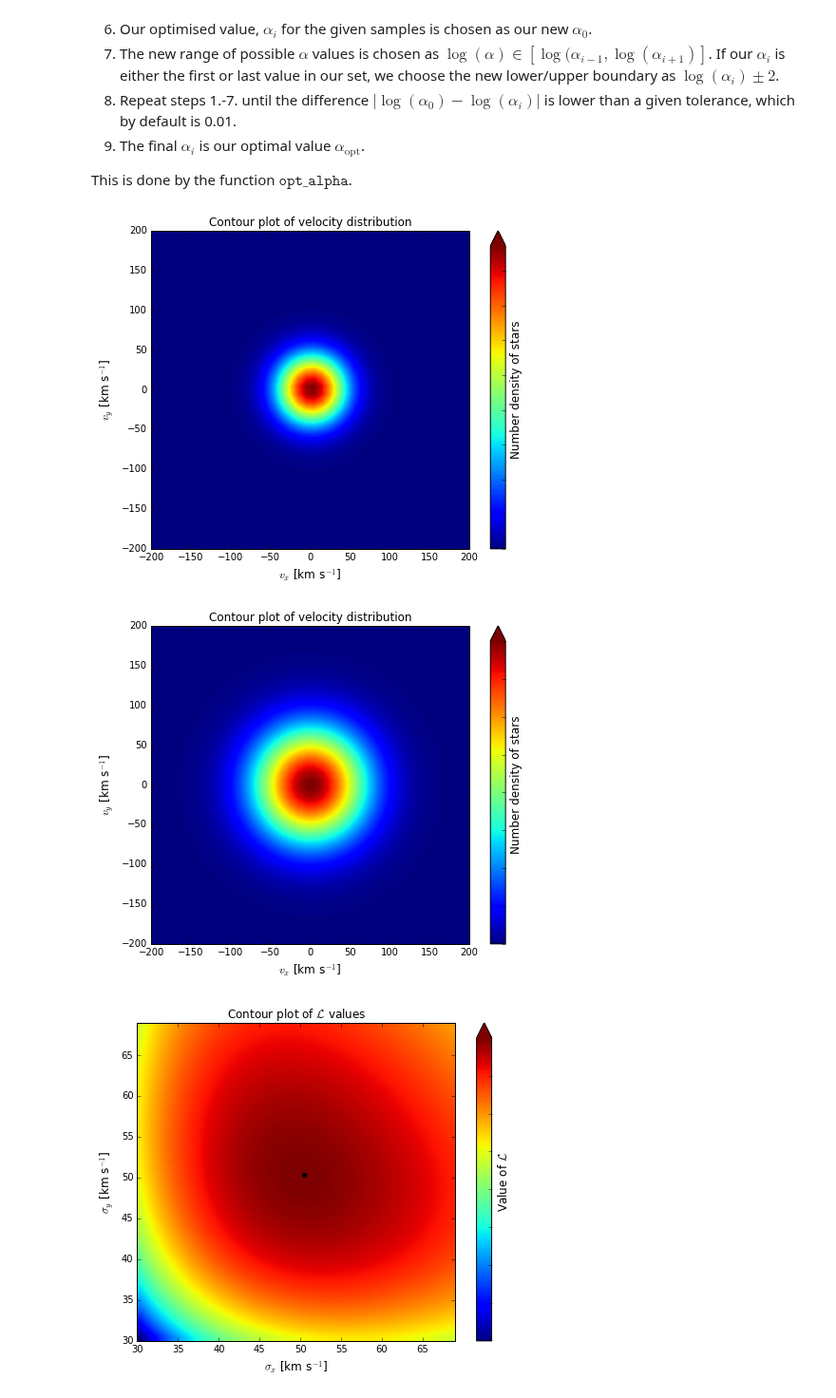
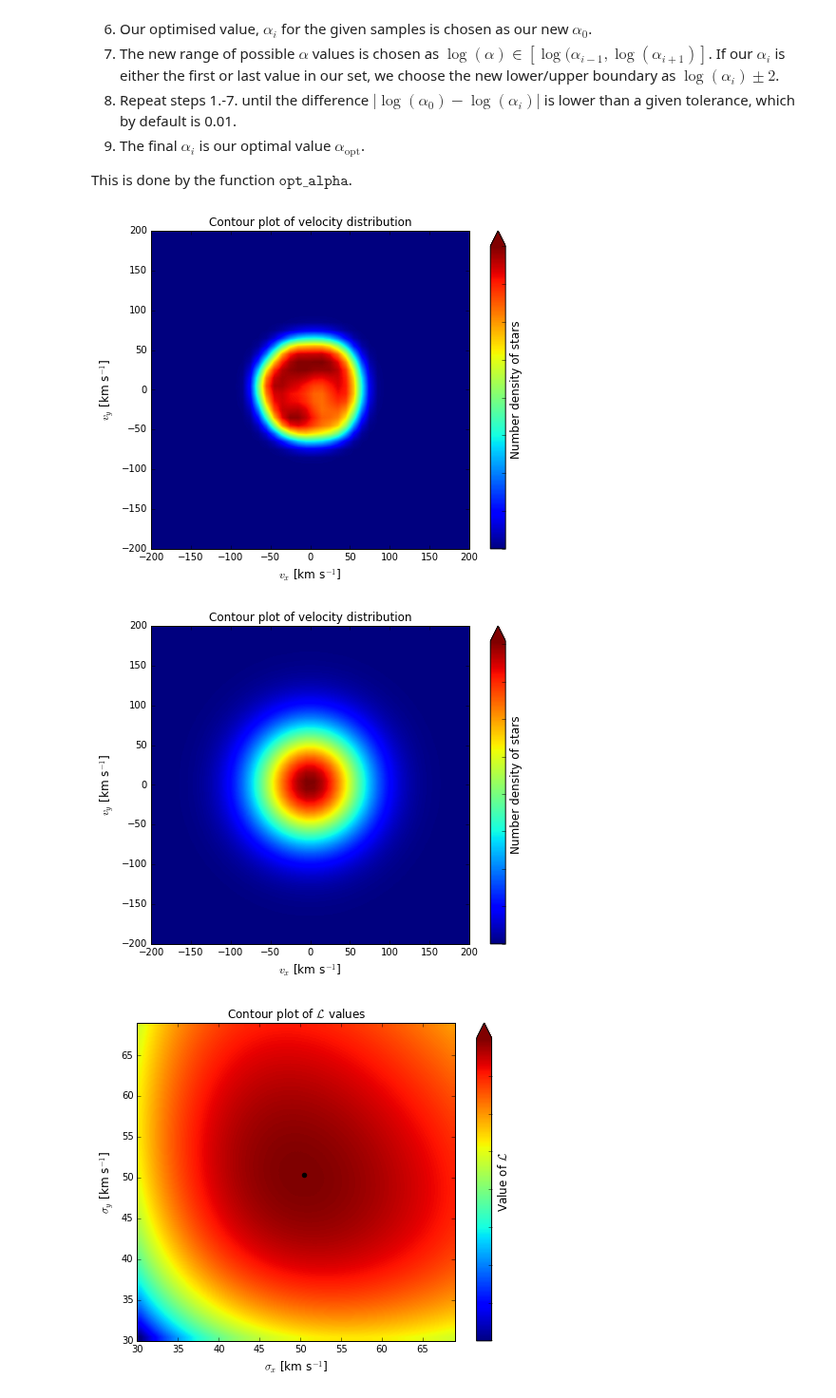
Before and after one commit to PaulMcMillan-Astro/DeprojectionProject, a Jupyter notebook: InitialDeprojectionNotebook.ipynb, the cells around one changed output. Shown at 95% size. Cells and saved outputs as stored; diff of their text form; code cells hidden in the pictures.

```diff
--- a/InitialDeprojectionNotebook.ipynb
+++ b/InitialDeprojectionNotebook.ipynb
@@ -49,7 +51,7 @@ WARNING: OverflowError converting to IntType in column eage, reverting to String
 # %% [markdown]
 If we choose to use pseudodata instead, we can specify the desired number of stars, $N$, as well as the mean velocities and dispersions for the Gaussian velocity distribution of each component $v_x,\ v_y,\ v_z$. The pseudosample can then be generated using the $\texttt{model_sample}$ function.
 # %%
-N = 10000 #Number of stars we want to use in our sample
+N = 5000 #Number of stars we want to use in our sample
 v0 = np.array([0,0,0]) #The mean velocities of our pseudosample Gaussian velocity distributions
 v_disp = np.array([50,50,50]) #The velocity dispersions of the Gaussians
 sample = model_sample(N,v0,v_disp) #Uncomment to use pseudosample
@@ -274,5 +274,5 @@ Computed velocity dispersion ===> [29.99999998 29.99999998 29.99999998]
 # %%
-alpha_guess_good = 1e-10
+alpha_guess_good = 1e-11
 phi_good, phiall = max_L(alpha_guess_good, pvals, rhatvals, vmin, dv, n, v0_guess = v_guess, disp_guess = disp_guess)
 # cProfile.run('max_L(8e-14, pvals, rhatvals, vmin, dv, n,v0_guess=v_guess, disp_guess=disp_guess)')
 
@@ -308,17 +298,17 @@ This is done by the function $\texttt{opt_alpha}$.
 # %%
 from Deproject_plots import plot_fv
 
-plot_fv(phi_bad,'xy',vmin,dv,n)
+plot_fv(phi_good,'xy',vmin,dv,n)
 
 sigma2, vmean0 = calc_sigma2(pvals,rhatvals,True)
 
 sigma = np.sqrt(sigma2)
 
 phi0 = phi_guess(vmean0,sigma,vmin,dv,n)
 
 plot_fv(phi0,'xy',vmin,dv,n)
 # %% [output]
-[figure, old version]
+[figure, new version]
 [figure]
 # %%
 test_L('xy', 1e-10, v0, v_disp, pvals, rhatvals, vmin, dv, n)
```
Also changed, not shown: parts of 33 cells of this notebook, 3 other files.
